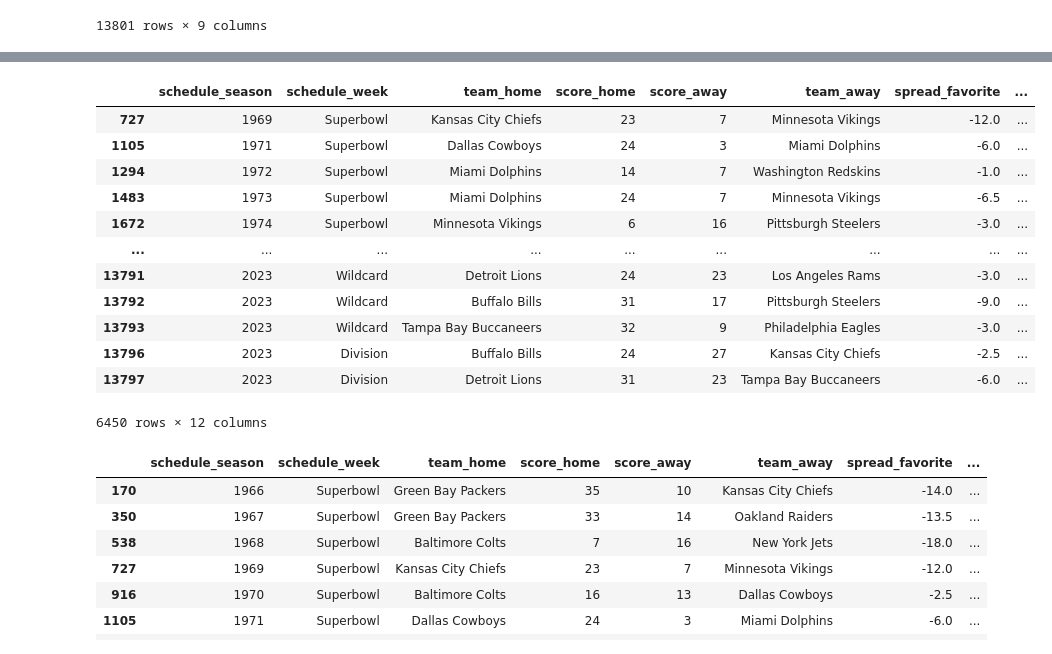
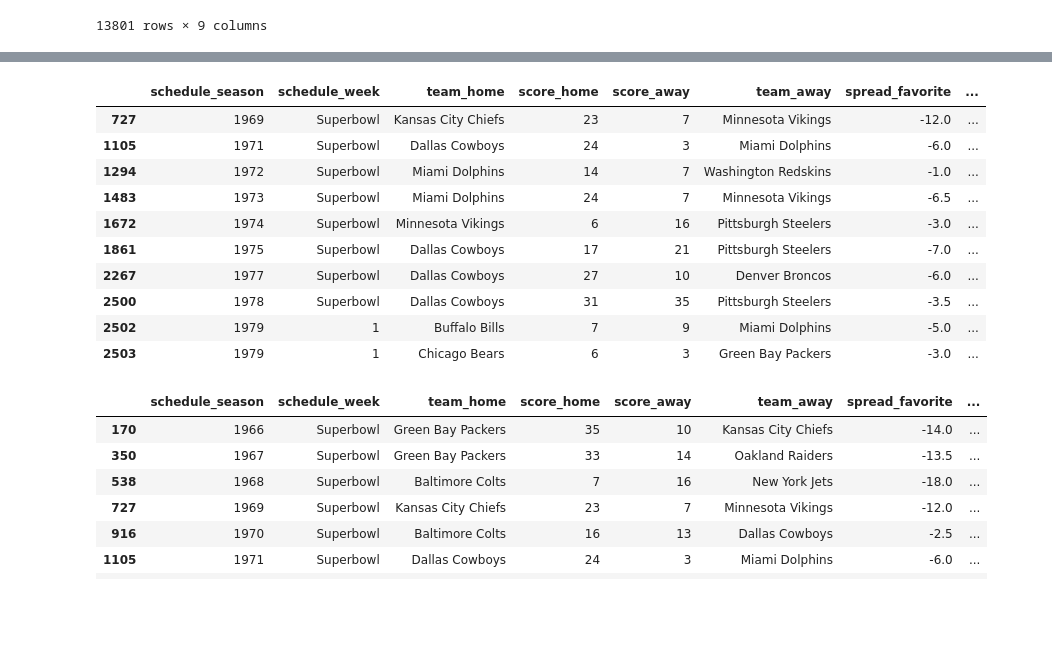
Before and after one commit to abajwah/abajwah.github.io, a Jupyter notebook: final.ipynb, the cells around one changed output, grey strips where cells are left out. Saved outputs shown, nothing was run; the diff lists cells and outputs as text; code cells hidden in the pictures; blank space fills up the shorter version.

```diff
--- a/final.ipynb
+++ b/final.ipynb
@@ -231,41 +218,39 @@ def determine_spread_winner(row):
             return row['team_favorite']
         else:
             if row['team_favorite'] == row['team_home']:
                 return row['team_away']
             else:
                 return row['team_home']
 
 # make a column to determine which bet would have won
 betting_df['spread_bet_winner'] = betting_df.apply(determine_spread_winner, axis=1)
 
 # find out over or under
 def determine_over_under(row):
     total_score = row['score_home'] + row['score_away']
     if total_score > row['over_under_line']:
         return 'Over'
     elif total_score < row['over_under_line']:
         return 'Under'
     else:
         return 'Push'  # Optionally handle the exact match case
 
 # make a column to determine if betting over or under won
 betting_df['over_under_winner'] = betting_df.apply(determine_over_under, axis=1)
 
-betting_df
+betting_df.head(10)
 # %% [output]
 |  | schedule_season | schedule_week | team_home | score_home | score_away | team_away | spread_favorite | ... |
 | 727 | 1969 | Superbowl | Kansas City Chiefs | 23 | 7 | Minnesota Vikings | -12.0 | ... |
 | 1105 | 1971 | Superbowl | Dallas Cowboys | 24 | 3 | Miami Dolphins | -6.0 | ... |
 | 1294 | 1972 | Superbowl | Miami Dolphins | 14 | 7 | Washington Redskins | -1.0 | ... |
 | 1483 | 1973 | Superbowl | Miami Dolphins | 24 | 7 | Minnesota Vikings | -6.5 | ... |
 | 1672 | 1974 | Superbowl | Minnesota Vikings | 6 | 16 | Pittsburgh Steelers | -3.0 | ... |
-| ... | ... | ... | ... | ... | ... | ... | ... | ... |
-| 13791 | 2023 | Wildcard | Detroit Lions | 24 | 23 | Los Angeles Rams | -3.0 | ... |
-| 13792 | 2023 | Wildcard | Buffalo Bills | 31 | 17 | Pittsburgh Steelers | -9.0 | ... |
-| 13793 | 2023 | Wildcard | Tampa Bay Buccaneers | 32 | 9 | Philadelphia Eagles | -3.0 | ... |
-| 13796 | 2023 | Division | Buffalo Bills | 24 | 27 | Kansas City Chiefs | -2.5 | ... |
-| 13797 | 2023 | Division | Detroit Lions | 31 | 23 | Tampa Bay Buccaneers | -6.0 | ... |
+| 1861 | 1975 | Superbowl | Dallas Cowboys | 17 | 21 | Pittsburgh Steelers | -7.0 | ... |
+| 2267 | 1977 | Superbowl | Dallas Cowboys | 27 | 10 | Denver Broncos | -6.0 | ... |
+| 2500 | 1978 | Superbowl | Dallas Cowboys | 31 | 35 | Pittsburgh Steelers | -3.5 | ... |
+| 2502 | 1979 | 1 | Buffalo Bills | 7 | 9 | Miami Dolphins | -5.0 | ... |
+| 2503 | 1979 | 1 | Chicago Bears | 6 | 3 | Green Bay Packers | -3.0 | ... |
-6450 rows × 12 columns
 # %%
 # finding just the superbowl games
 superbowl_games = scores_data.loc[scores_data['schedule_week'] == 'Superbowl']
```
Also changed, not shown: parts of 5 cells of this notebook.
